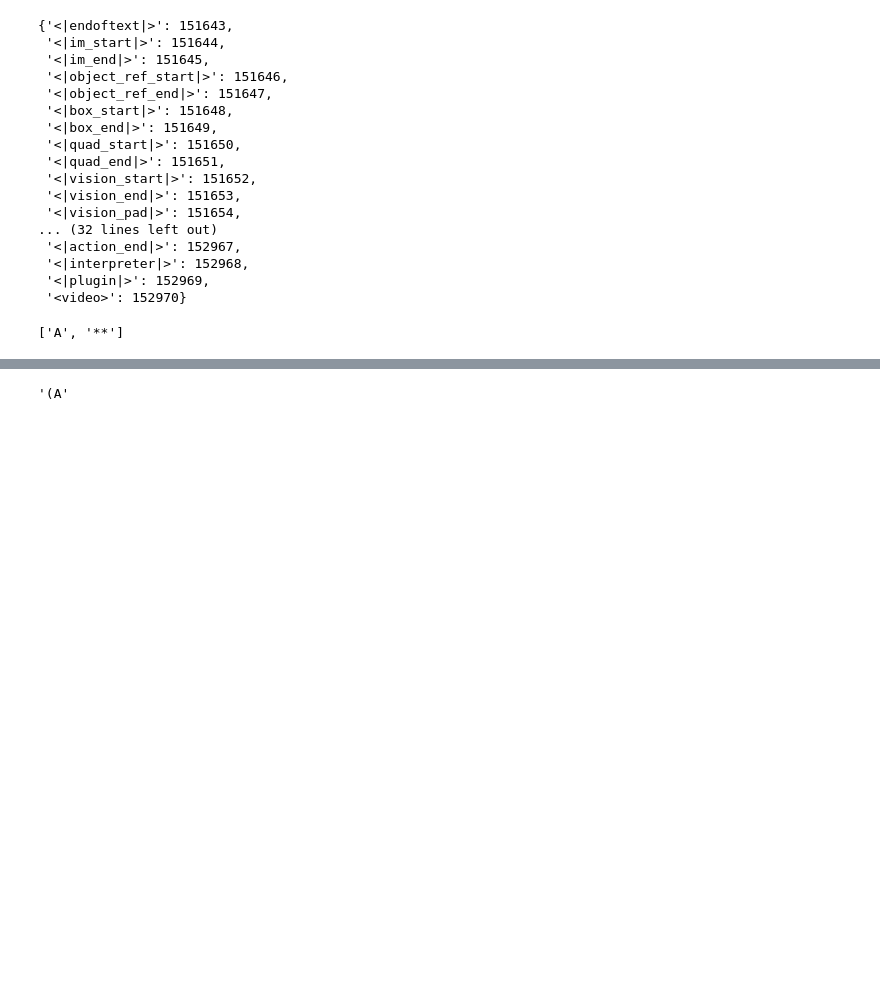
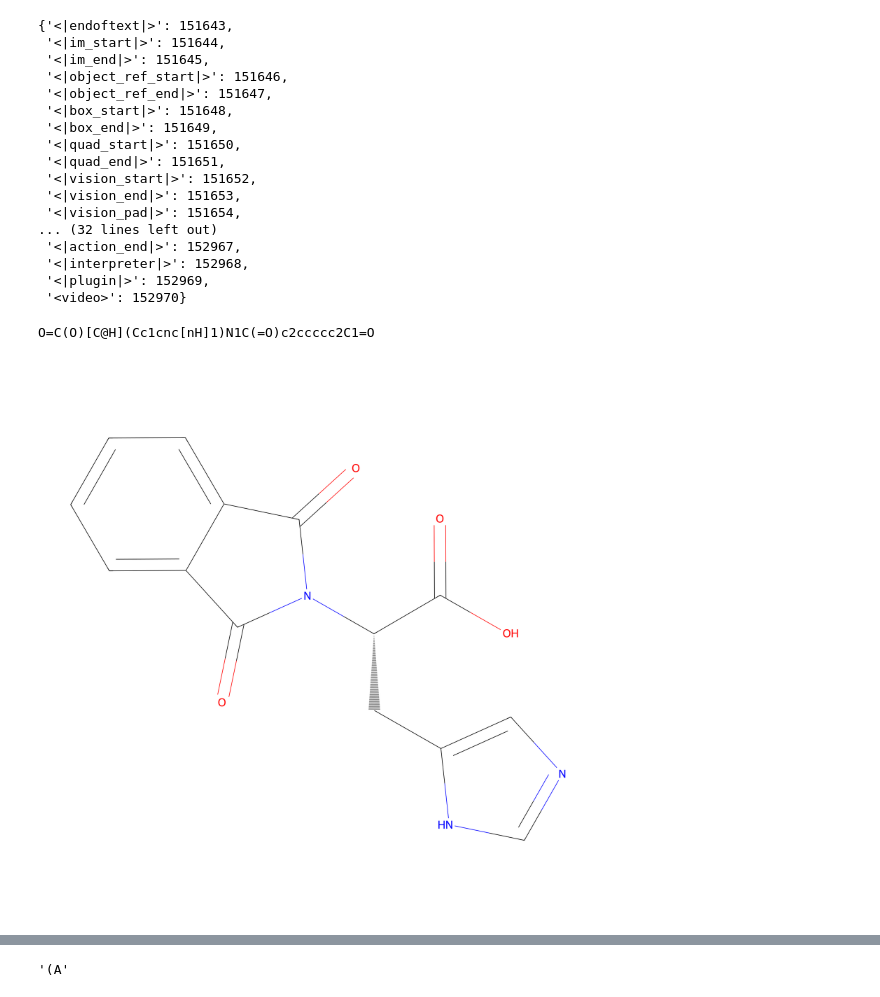
Before and after one commit to DragonDescentZerotsu/Intern-S1-recipe, a Jupyter notebook: debug.ipynb, the cells around one changed output, grey strips where cells are left out. Saved outputs shown, nothing was run; the diff lists cells and outputs as text; code cells hidden in the pictures; blank space fills up the shorter version.

```diff
--- a/debug.ipynb
+++ b/debug.ipynb
@@ -133,6 +147,30 @@ tokenizer.get_added_vocab()
  '<|plugin|>': 152969,
  '<video>': 152970}
 # %%
-tokenizer.tokenize('A**')
+from rdkit import Chem
+from rdkit.Chem import Draw
+# import selfies as sf
+from rdkit.Chem import rdDepictor
+from rdkit.Chem.Draw import MolDrawOptions
+
+# 使用从 OPSIN 获得的 SMILES
+smiles = "O=C(O)[C@H](Cc1cnc[nH]1)N1C(=O)c2ccccc2C1=O"
+# smiles = "[C][=O][N]"
+# C[N+](C)(C)CCCC[C@@H](C(=O)[O-])[NH3+]
+# smiles = sf.decoder(smiles)
+print(smiles)
+# 创建分子对象
+mol = Chem.MolFromSmiles(smiles)
+
+rdDepictor.SetPreferCoordGen(True)
+rdDepictor.Compute2DCoords(mol)
+
+opts = MolDrawOptions()
+# opts.reduceOverlap = True
+
+# 绘制分子结构
+img = Draw.MolToImage(mol, size=(2000, 2000))
+display(img)
 # %% [output]
-['A', '**']
+O=C(O)[C@H](Cc1cnc[nH]1)N1C(=O)c2ccccc2C1=O
+[figure, added]
```
Also changed, not shown: parts of 4 cells of this notebook, 20 other files.
